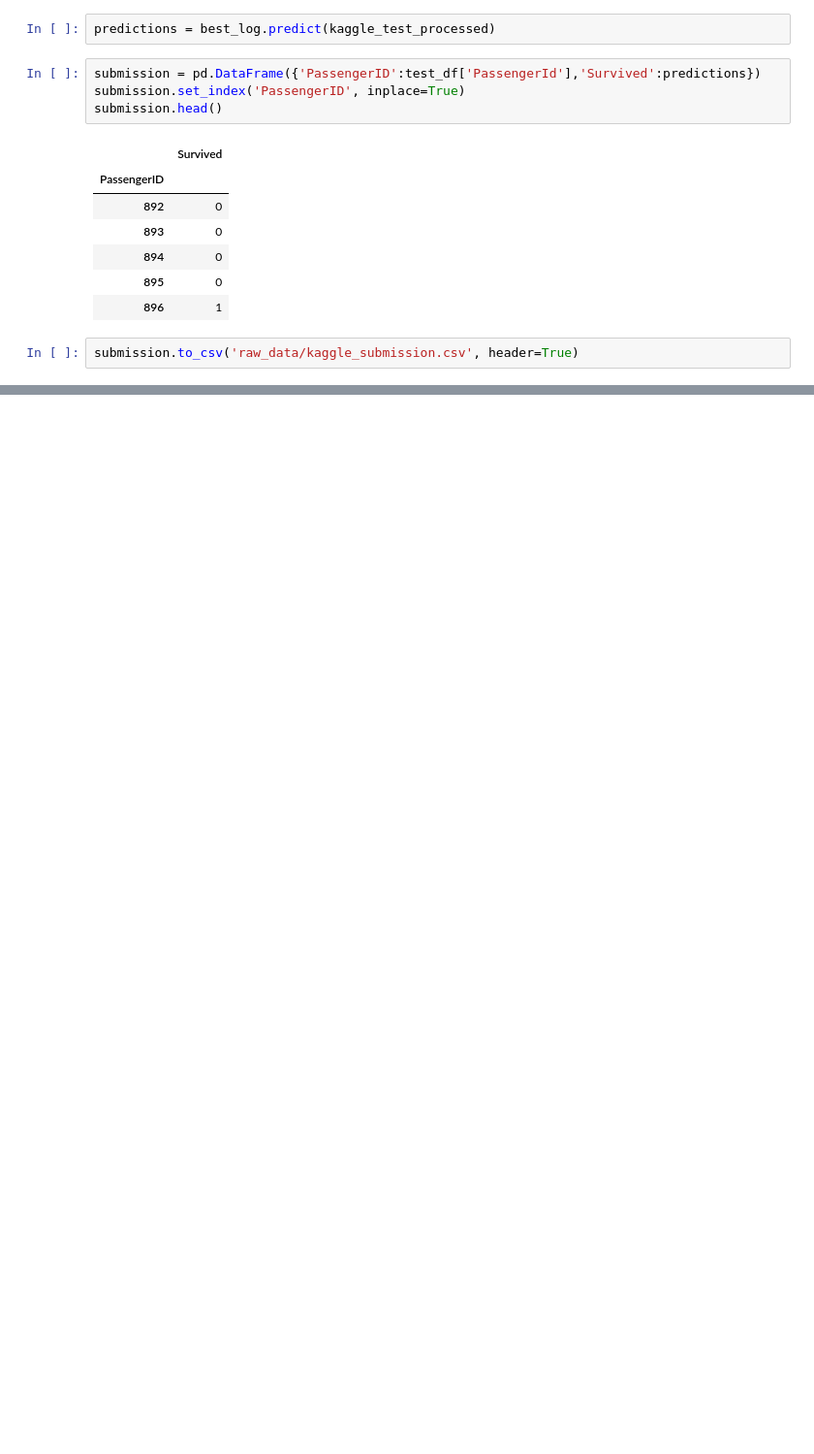
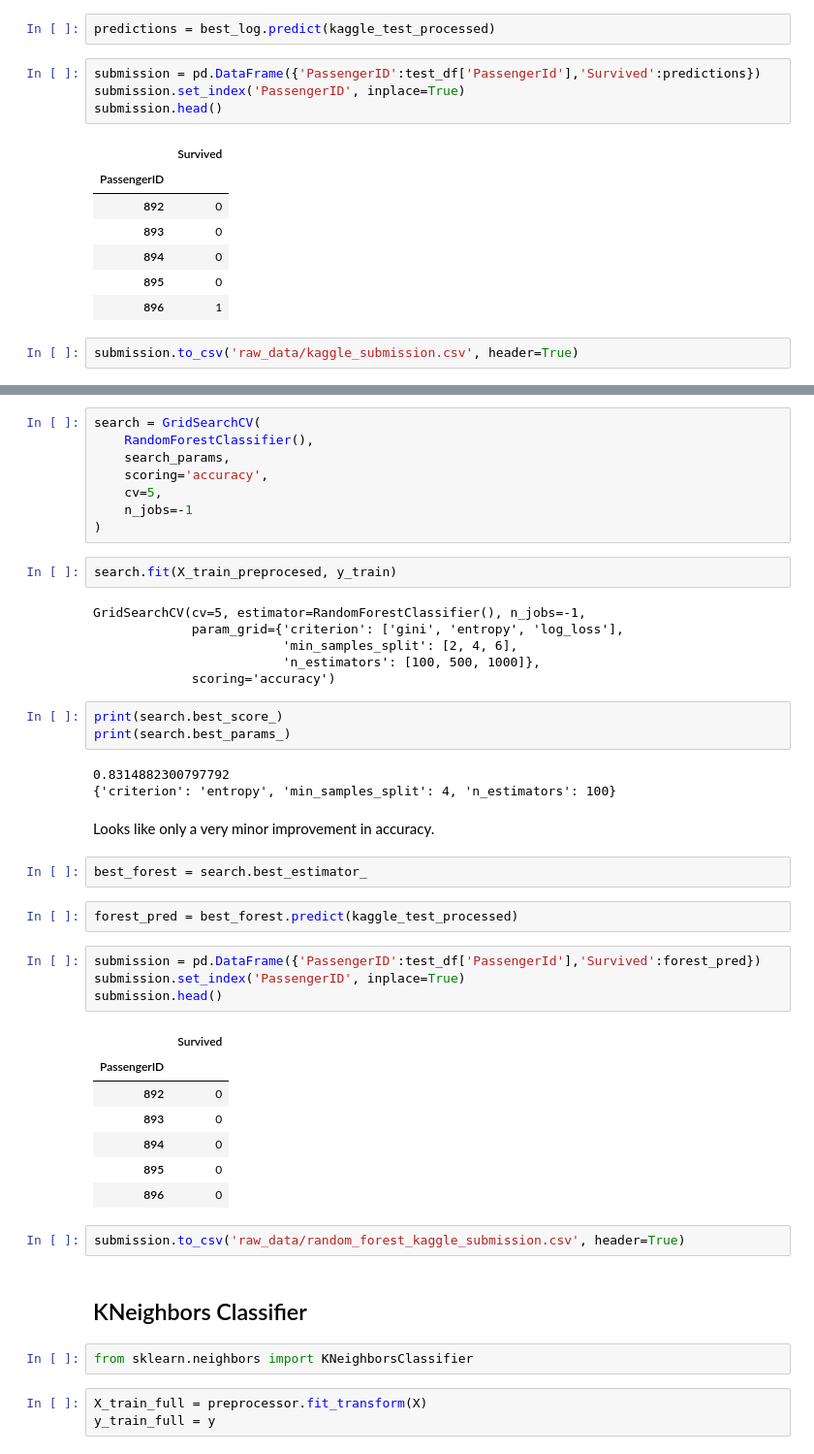
Before and after one commit to Kashiwaba23/titanic_machine_learning, a Jupyter notebook: modeling.ipynb, the cells around one changed output, grey strips where cells are left out. Shown: that part at 97% size. Cells and saved outputs as stored; diff of their text form; blank space fills up the shorter version.

```diff
--- a/modeling.ipynb
+++ b/modeling.ipynb
@@ -258,0 +287,49 @@ submission.to_csv('raw_data/kaggle_submission.csv', header=True)
+# %%
+search = GridSearchCV(
+    RandomForestClassifier(),
+    search_params,
+    scoring='accuracy',
+    cv=5,
+    n_jobs=-1
+)
+# %%
+search.fit(X_train_preprocesed, y_train)
+# %% [output]
+GridSearchCV(cv=5, estimator=RandomForestClassifier(), n_jobs=-1,
+             param_grid={'criterion': ['gini', 'entropy', 'log_loss'],
+                         'min_samples_split': [2, 4, 6],
+                         'n_estimators': [100, 500, 1000]},
+             scoring='accuracy')
+# %%
+print(search.best_score_)
+print(search.best_params_)
+# %% [output]
+0.8314882300797792
+{'criterion': 'entropy', 'min_samples_split': 4, 'n_estimators': 100}
+# %% [markdown]
+Looks like only a very minor improvement in accuracy.
+# %%
+best_forest = search.best_estimator_
+# %%
+forest_pred = best_forest.predict(kaggle_test_processed)
+# %%
+submission = pd.DataFrame({'PassengerID':test_df['PassengerId'],'Survived':forest_pred})
+submission.set_index('PassengerID', inplace=True)
+submission.head()
+# %% [output]
+|  | Survived |
+| PassengerID |  |
+| 892 | 0 |
+| 893 | 0 |
+| 894 | 0 |
+| 895 | 0 |
+| 896 | 0 |
+# %%
+submission.to_csv('raw_data/random_forest_kaggle_submission.csv', header=True)
+# %% [markdown]
+## KNeighbors Classifier
+# %%
+from sklearn.neighbors import KNeighborsClassifier
+# %%
+X_train_full = preprocessor.fit_transform(X)
+y_train_full = y
```
Also changed, not shown: parts of 53 cells of this notebook, 1 other file.
